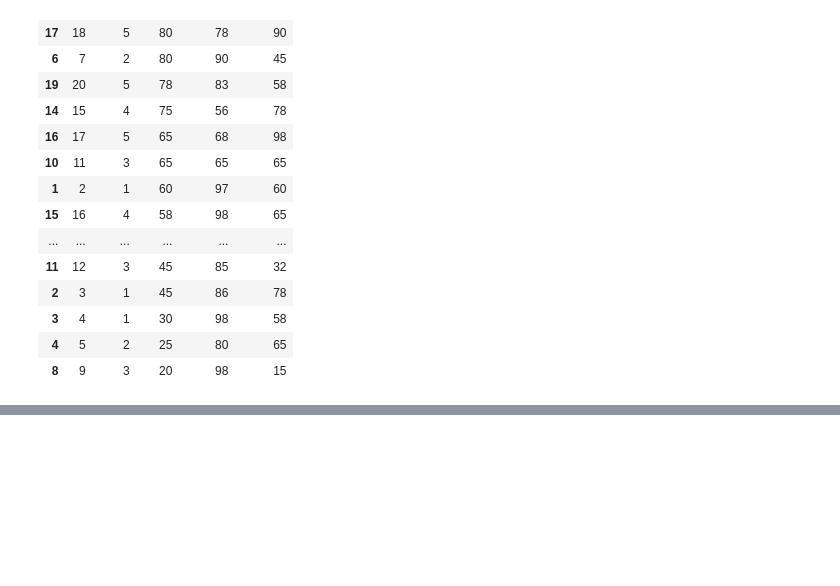
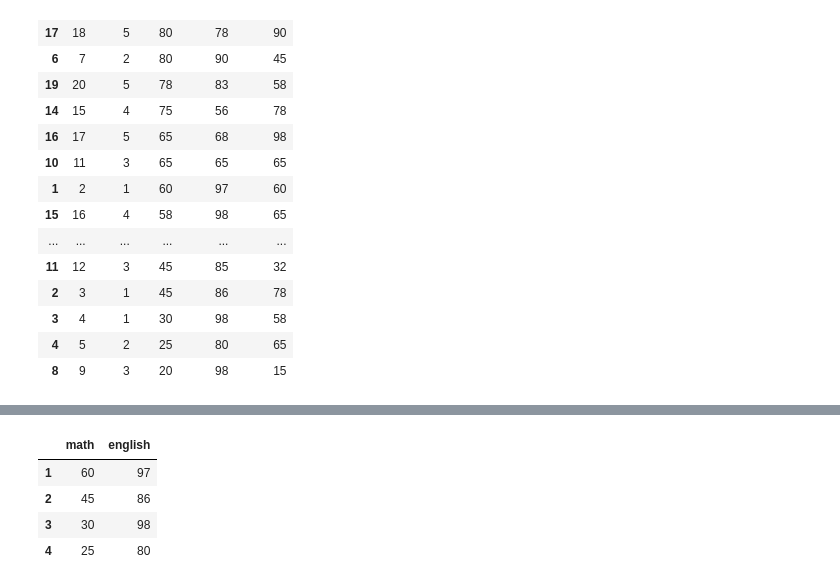
Before and after one commit to kkktim/Colab, a Jupyter notebook: Ch01. 파이썬 데이터 분석 기초 / 3_Pandas_실습.ipynb, the cells around one changed output, grey strips where cells are left out. Drawn from its saved outputs; the diff is of its cells as text; code cells hidden in the pictures; blank space fills up the shorter version.

```diff
--- a/Ch01. 파이썬 데이터 분석 기초 / 3_Pandas_실습.ipynb
+++ b/Ch01. 파이썬 데이터 분석 기초 / 3_Pandas_실습.ipynb
@@ -148,0 +176,24 @@ df_exam[(df_exam.math >= 60) & (df_exam.math < 70)].sort_values(by='english', as
+# %%
+#데이터프레임 인덱싱
+#loc - 컬럼명 인덱싱 - 1:4 까지면, 4를 포함한다.
+rs1 = df_exam.loc[:, 'math']
+rs1
+
+rs2 = df_exam.loc[1:3, :]
+rs2
+
+rs3 = df_exam.loc[0:4, ['math', 'english']]
+rs3
+
+rs4 = df_exam.loc[10:, ['math', 'english', 'science']]
+rs4
+
+#iloc - 인덱스번호 인덱싱 - 1:4 까지면, 4를 포함안한다.
+rs5 = df_exam.iloc[1:5, 2:4]
+rs5
+# %% [output]
+|  | math | english |
+| 1 | 60 | 97 |
+| 2 | 45 | 86 |
+| 3 | 30 | 98 |
+| 4 | 25 | 80 |
```
Also changed, not shown: parts of 5 cells of this notebook.
